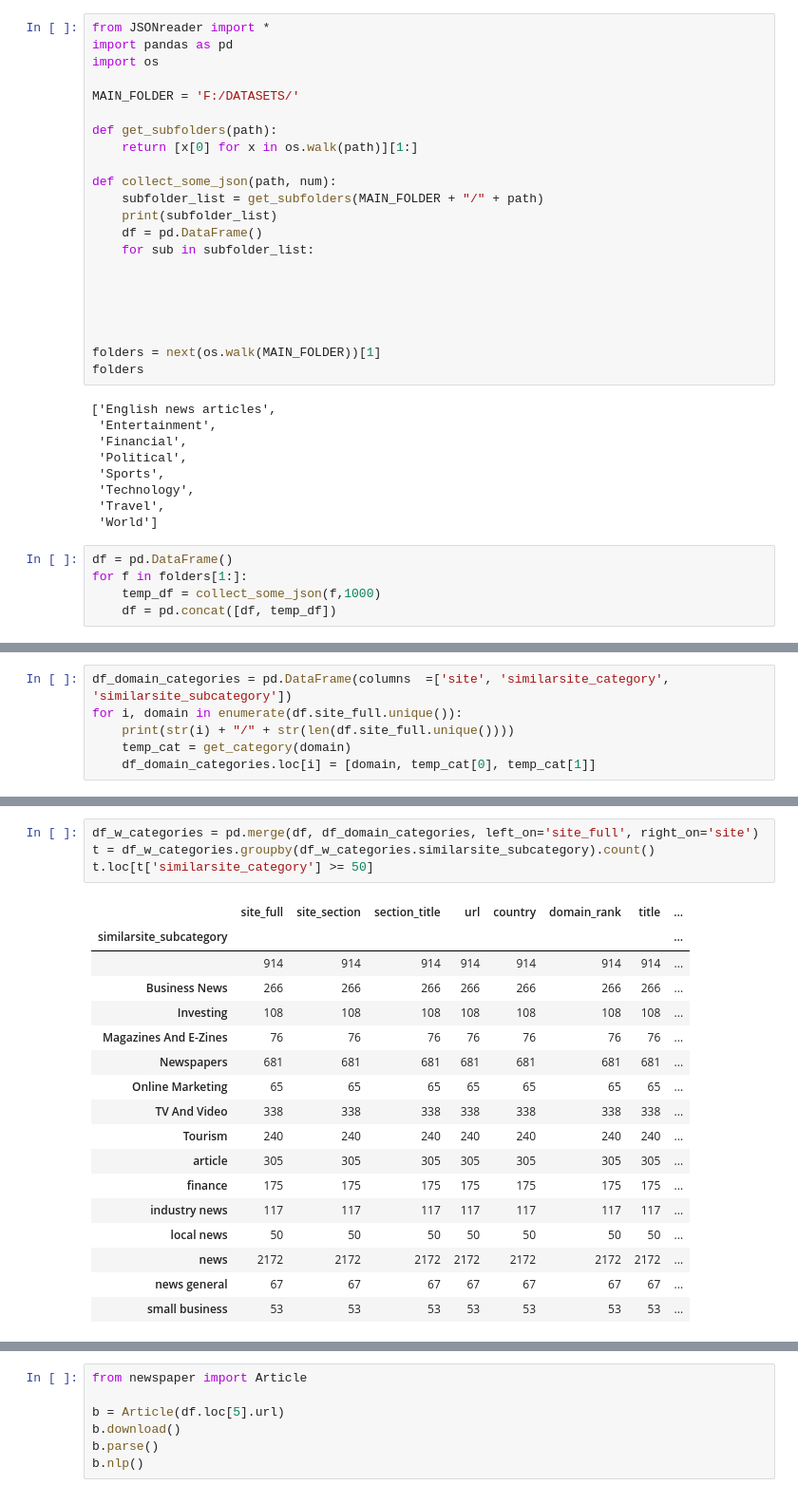
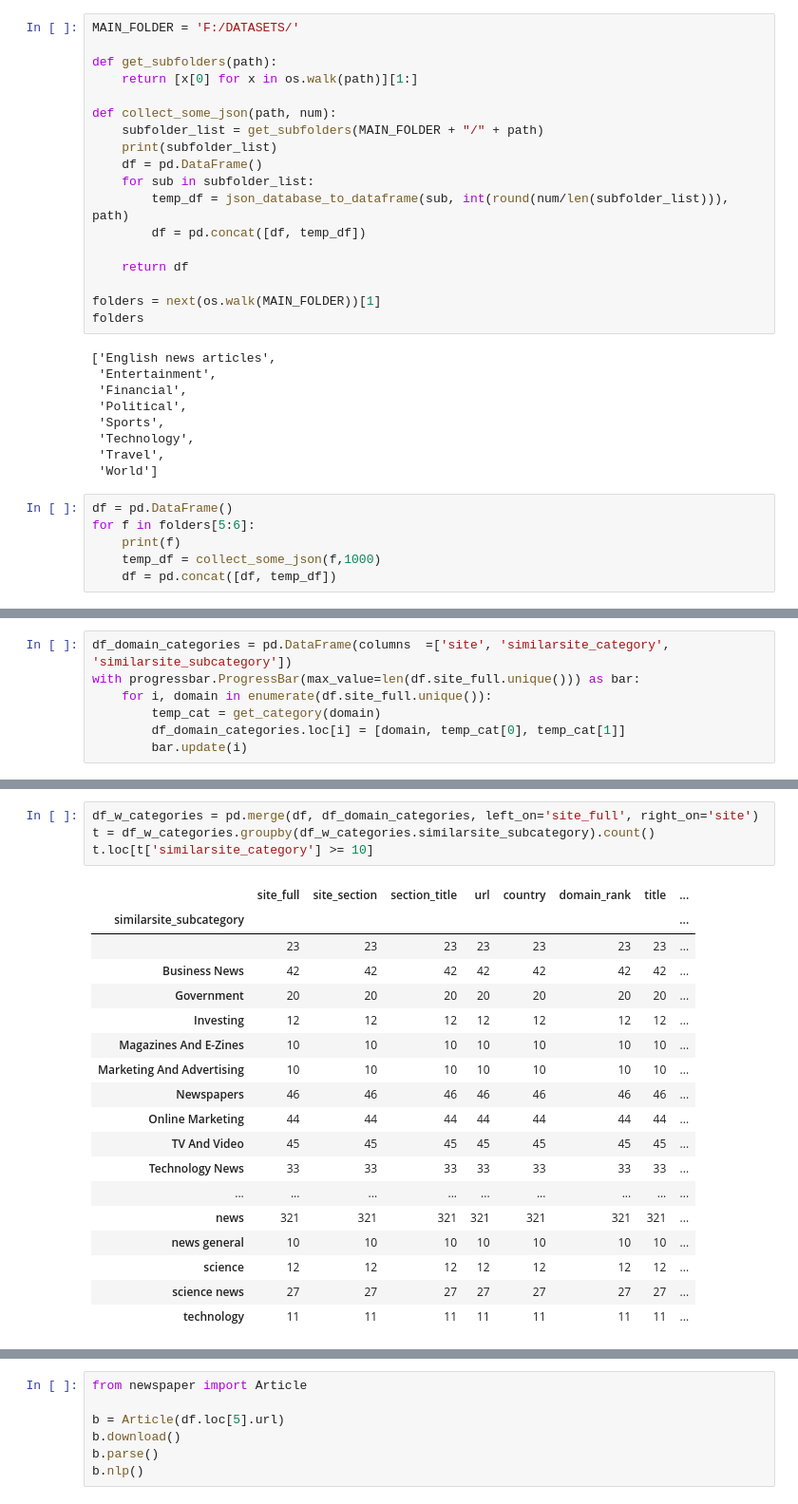
Before and after one commit to LeoWirz/SciNewsClassification, a Jupyter notebook: Code/data_exploration_webhose_archive_dataset.ipynb, the cells around one changed output, grey strips where cells are left out. Shown: that part at 95% size. Drawn from its saved outputs; the diff is of its cells as text.

```diff
--- a/Code/data_exploration_webhose_archive_dataset.ipynb
+++ b/Code/data_exploration_webhose_archive_dataset.ipynb
@@ -4,8 +14,4 @@
 # %%
-from JSONreader import *
-import pandas as pd
-import os
-
 MAIN_FOLDER = 'F:/DATASETS/'
 
 def get_subfolders(path):
@@ -16,10 +22,10 @@ def collect_some_json(path, num):
     print(subfolder_list)
     df = pd.DataFrame()
     for sub in subfolder_list:
+        temp_df = json_database_to_dataframe(sub, int(round(num/len(subfolder_list))), path)
+        df = pd.concat([df, temp_df])
 
-
-
-
+    return df
 
 folders = next(os.walk(MAIN_FOLDER))[1]
 folders
@@ -34,7 +40,8 @@ folders
  'World']
 # %%
 df = pd.DataFrame()
-for f in folders[1:]:
+for f in folders[5:6]:
+    print(f)
     temp_df = collect_some_json(f,1000)
     df = pd.concat([df, temp_df])
 # %% [output]
@@ -58,7 +53,8 @@ for f in folders[1:]:
 # %%
 df_domain_categories = pd.DataFrame(columns  =['site', 'similarsite_category', 'similarsite_subcategory'])
-for i, domain in enumerate(df.site_full.unique()):
-    print(str(i) + "/" + str(len(df.site_full.unique())))
-    temp_cat = get_category(domain)
-    df_domain_categories.loc[i] = [domain, temp_cat[0], temp_cat[1]]
+with progressbar.ProgressBar(max_value=len(df.site_full.unique())) as bar:
+    for i, domain in enumerate(df.site_full.unique()):
+        temp_cat = get_category(domain)
+        df_domain_categories.loc[i] = [domain, temp_cat[0], temp_cat[1]]
+        bar.update(i)
 # %% [output]
@@ -82,22 +74,23 @@ fetching similar sites for www.pcworld.idg.com.au
 # %%
 df_w_categories = pd.merge(df, df_domain_categories, left_on='site_full', right_on='site')
 t = df_w_categories.groupby(df_w_categories.similarsite_subcategory).count()
-t.loc[t['similarsite_category'] >= 50]
+t.loc[t['similarsite_category'] >= 10]
 # %% [output]
 |  | site_full | site_section | section_title | url | country | domain_rank | title | ... |
 | similarsite_subcategory |  |  |  |  |  |  |  | ... |
-|  | 914 | 914 | 914 | 914 | 914 | 914 | 914 | ... |
-| Business News | 266 | 266 | 266 | 266 | 266 | 266 | 266 | ... |
-| Investing | 108 | 108 | 108 | 108 | 108 | 108 | 108 | ... |
-| Magazines And E-Zines | 76 | 76 | 76 | 76 | 76 | 76 | 76 | ... |
-| Newspapers | 681 | 681 | 681 | 681 | 681 | 681 | 681 | ... |
-| Online Marketing | 65 | 65 | 65 | 65 | 65 | 65 | 65 | ... |
-| TV And Video | 338 | 338 | 338 | 338 | 338 | 338 | 338 | ... |
-| Tourism | 240 | 240 | 240 | 240 | 240 | 240 | 240 | ... |
-| article | 305 | 305 | 305 | 305 | 305 | 305 | 305 | ... |
-| finance | 175 | 175 | 175 | 175 | 175 | 175 | 175 | ... |
-| industry news | 117 | 117 | 117 | 117 | 117 | 117 | 117 | ... |
-| local news | 50 | 50 | 50 | 50 | 50 | 50 | 50 | ... |
-| news | 2172 | 2172 | 2172 | 2172 | 2172 | 2172 | 2172 | ... |
-| news general | 67 | 67 | 67 | 67 | 67 | 67 | 67 | ... |
-| small business | 53 | 53 | 53 | 53 | 53 | 53 | 53 | ... |
+|  | 23 | 23 | 23 | 23 | 23 | 23 | 23 | ... |
+| Business News | 42 | 42 | 42 | 42 | 42 | 42 | 42 | ... |
+| Government | 20 | 20 | 20 | 20 | 20 | 20 | 20 | ... |
+| Investing | 12 | 12 | 12 | 12 | 12 | 12 | 12 | ... |
+| Magazines And E-Zines | 10 | 10 | 10 | 10 | 10 | 10 | 10 | ... |
+| Marketing And Advertising | 10 | 10 | 10 | 10 | 10 | 10 | 10 | ... |
+| Newspapers | 46 | 46 | 46 | 46 | 46 | 46 | 46 | ... |
+| Online Marketing | 44 | 44 | 44 | 44 | 44 | 44 | 44 | ... |
+| TV And Video | 45 | 45 | 45 | 45 | 45 | 45 | 45 | ... |
+| Technology News | 33 | 33 | 33 | 33 | 33 | 33 | 33 | ... |
+| ... | ... | ... | ... | ... | ... | ... | ... | ... |
+| news | 321 | 321 | 321 | 321 | 321 | 321 | 321 | ... |
+| news general | 10 | 10 | 10 | 10 | 10 | 10 | 10 | ... |
+| science | 12 | 12 | 12 | 12 | 12 | 12 | 12 | ... |
+| science news | 27 | 27 | 27 | 27 | 27 | 27 | 27 | ... |
+| technology | 11 | 11 | 11 | 11 | 11 | 11 | 11 | ... |
```
Also changed, not shown: parts of 6 cells of this notebook, 24 other files.
